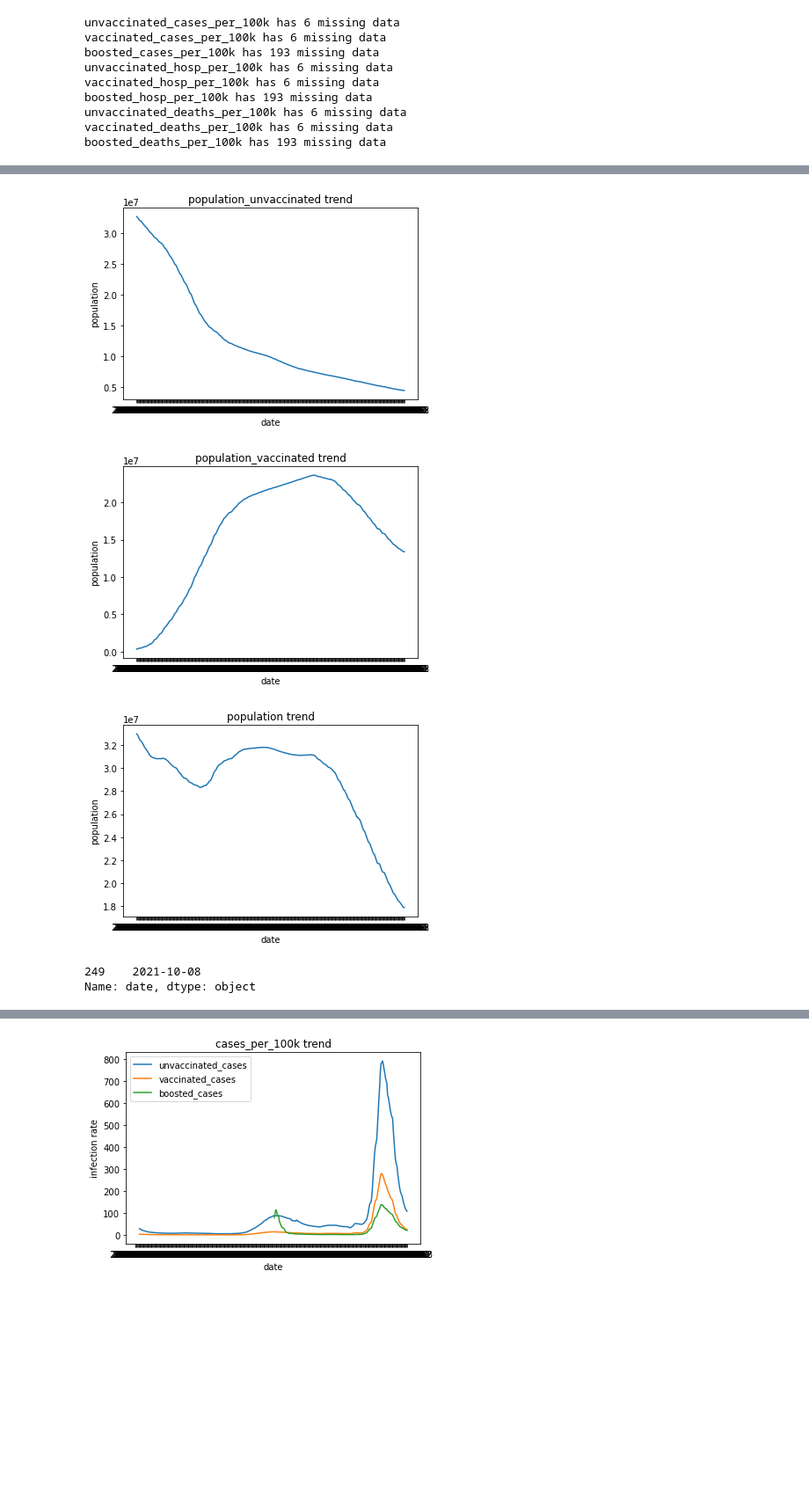
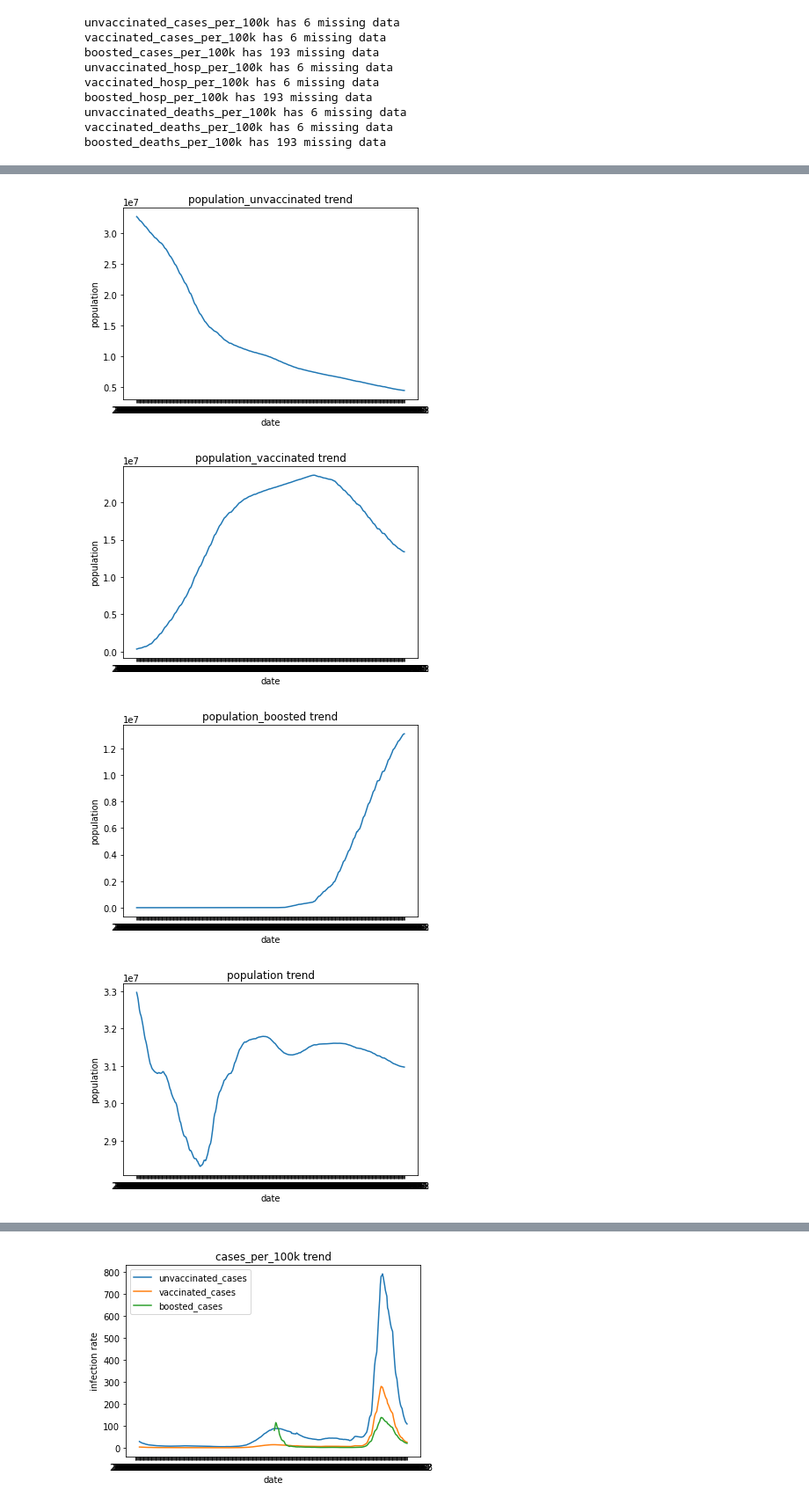
Before and after one commit to RunfengJiang/CMPE-255_Project_Team8, a Jupyter notebook: scripts/Post-Vaccination_Infection_Data_Analysis.ipynb, the cells around one changed output, grey strips where cells are left out. Shown at 88% size. Saved outputs shown, nothing was run; the diff lists cells and outputs as text; code cells hidden in the pictures; blank space fills up the shorter version.

```diff
--- a/scripts/Post-Vaccination_Infection_Data_Analysis.ipynb
+++ b/scripts/Post-Vaccination_Infection_Data_Analysis.ipynb
@@ -86,29 +86,29 @@ memory usage: 71.0+ KB
 # %%
 plt.plot(post_vacc_inf['date'], post_vacc_inf['population_unvaccinated'])
 plt.title('population_unvaccinated trend')
 plt.xlabel('date')
 plt.ylabel('population')
 plt.show()
 
 plt.plot(post_vacc_inf['date'], post_vacc_inf['population_vaccinated'])
 plt.title('population_vaccinated trend')
 plt.xlabel('date')
 plt.ylabel('population')
 plt.show()
 
-plt.plot(post_vacc_inf['date'], post_vacc_inf['population_unvaccinated'] + post_vacc_inf['population_vaccinated'])
+plt.plot(post_vacc_inf['date'], post_vacc_inf['population_boosted'])
+plt.title('population_boosted trend')
+plt.xlabel('date')
+plt.ylabel('population')
+plt.show()
+
+plt.plot(post_vacc_inf['date'], post_vacc_inf['population_unvaccinated'] + post_vacc_inf['population_vaccinated'] + post_vacc_inf['population_boosted'])
 plt.title('population trend')
 plt.xlabel('date')
 plt.ylabel('population')
 plt.show()
-
-
-post_vacc_inf.loc[(post_vacc_inf['population_vaccinated'].max() == post_vacc_inf['population_vaccinated'])]['date']
-
-# For some reason the vaccinated population dropped since 2021-10-08, it could be people moving out of state/death/etc.
 # %% [output]
 [figure]
 [figure]
-[figure, old version]
+[figure, new version]
-249    2021-10-08
-Name: date, dtype: object
+[figure, added]
```
Also changed, not shown: parts of 1 cell of this notebook, 4 other files.
